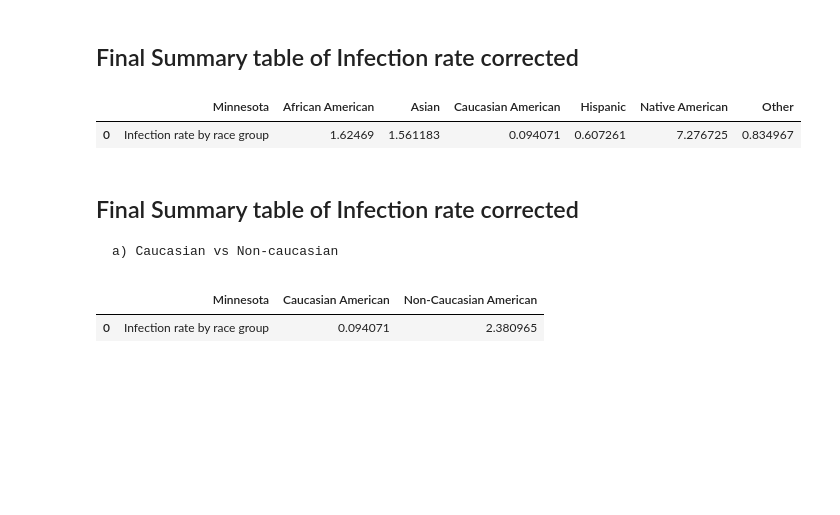
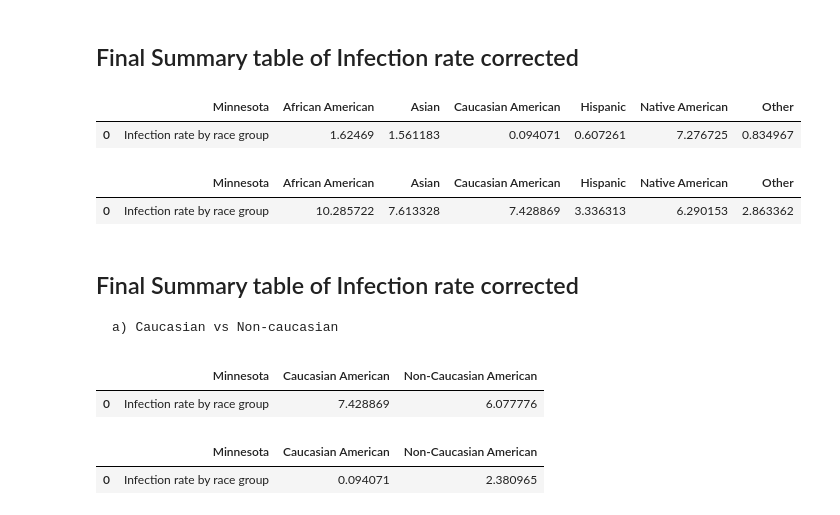
Before and after one commit to tlenzmeier58/Project_1, a Jupyter notebook: working.ipynb, the cells around one changed output. Cells and saved outputs as stored; diff of their text form; code cells hidden in the pictures; blank space fills up the shorter version.

```diff
--- a/working.ipynb
+++ b/working.ipynb
@@ -705,7 +705,7 @@ caucasian_infection_percent_corrected = caucasian_infection_percent / percent_mn
 # %% [markdown]
 ## Final Summary table of Infection rate corrected
 # %%
-#dataframe showing infection rate by group (corrected by % population)
+# Dataframe showing infection rate or ratio by group (corrected by % population)
 
 race_percent_corrected_df = pd.DataFrame({'African American':[african_american_infection_percent_corrected],
                      'Asian':[asian_infection_percent_corrected],
@@ -714,17 +714,54 @@ race_percent_corrected_df = pd.DataFrame({'African American':[african_american_i
                      'Native American':[native_american_infection_percent_corrected],
                      'Other':[other_infection_percent_corrected]
                                })
+
+# Declare a list that is to be converted into a column
+# Dataframe showing infection rate or ratio by group (corrected by % population)
+State = ['Infection rate by race group']
+race_percent_corrected_df['Minnesota'] = State
+race_percent_corrected_df = race_percent_corrected_df.reindex(columns=['Minnesota', 'African American', 'Asian', 'Caucasian American', 'Hispanic',
+       'Native American', 'Other'])
+race_percent_corrected_df
+# %% [output]
+|  | Minnesota | African American | Asian | Caucasian American | Hispanic | Native American | Other |
+| 0 | Infection rate by race group | 1.62469 | 1.561183 | 0.094071 | 0.607261 | 7.276725 | 0.834967 |
 # %%
+# Dataframe showing infection rate
+race_percent_df = pd.DataFrame({'African American':[african_american_infection_percent],
+                     'Asian':[asian_infection_percent],
+                     'Caucasian American':[caucasian_infection_percent],
+                     'Hispanic':[hispanic_infection_percent],
+                     'Native American':[native_american_infection_percent],
+                     'Other':[other_infection_percent]
+                               })
+
 # Declare a list that is to be converted into a column
+# Dataframe showing infection rate
 State = ['Infection rate by race group']
-race_percent_corrected_df['Minnesota'] = State
-race_percent_corrected_df = race_percent_corrected_df.reindex(columns=['Minnesota', 'African American', 'Asian', 'Caucasian American', 'Hispanic',
+race_percent_df['Minnesota'] = State
+race_percent_df = race_percent_df.reindex(columns=['Minnesota', 'African American', 'Asian', 'Caucasian American', 'Hispanic',
        'Native American', 'Other'])
-race_percent_corrected_df
+race_percent_df
 # %% [output]
 |  | Minnesota | African American | Asian | Caucasian American | Hispanic | Native American | Other |
-| 0 | Infection rate by race group | 1.62469 | 1.561183 | 0.094071 | 0.607261 | 7.276725 | 0.834967 |
+| 0 | Infection rate by race group | 10.285722 | 7.613328 | 7.428869 | 3.336313 | 6.290153 | 2.863362 |
 # %% [markdown]
 ## Final Summary table of Infection rate corrected
     a) Caucasian vs Non-caucasian
+# %%
+# Dataframe showing infection rate
+
+#Adding a column.
+# sum of non-caucasian columns
+# Create List of columns
+non_caucasian_list= ['African American', 'Asian',
+       'Hispanic', 'Native American', 'Other']
+
+race_percent_df['Non-Caucasian American'] = (race_percent_df[non_caucasian_list].sum(axis=1)) / 5
+race_percent_df
+race_percent_df = race_percent_df[['Minnesota', 'Caucasian American', 'Non-Caucasian American' ]]
+race_percent_df
+# %% [output]
+|  | Minnesota | Caucasian American | Non-Caucasian American |
+| 0 | Infection rate by race group | 7.428869 | 6.077776 |
 # %%
```
Also changed, not shown: parts of 3 cells of this notebook.
